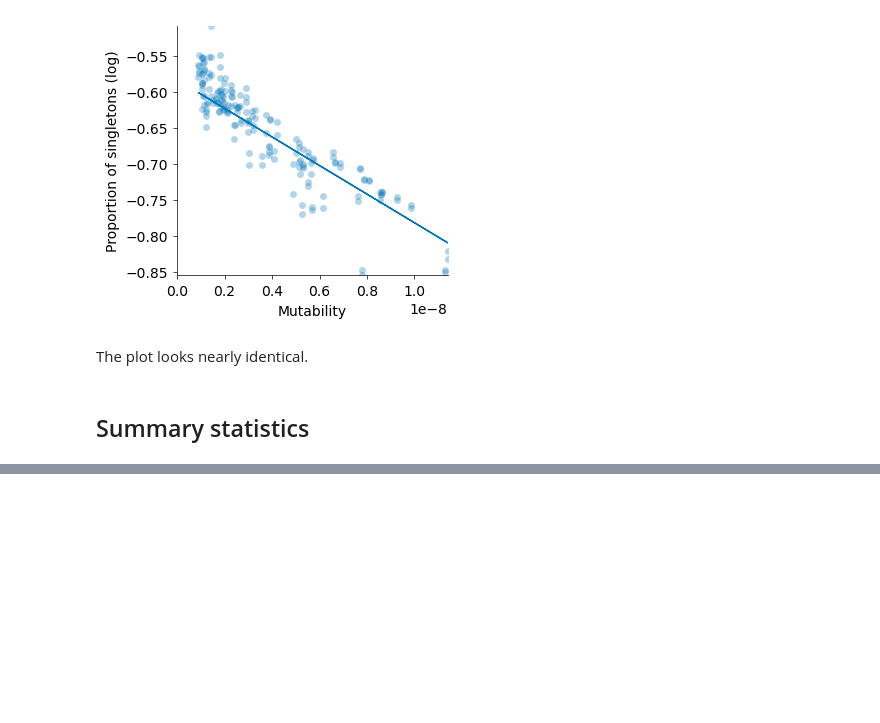
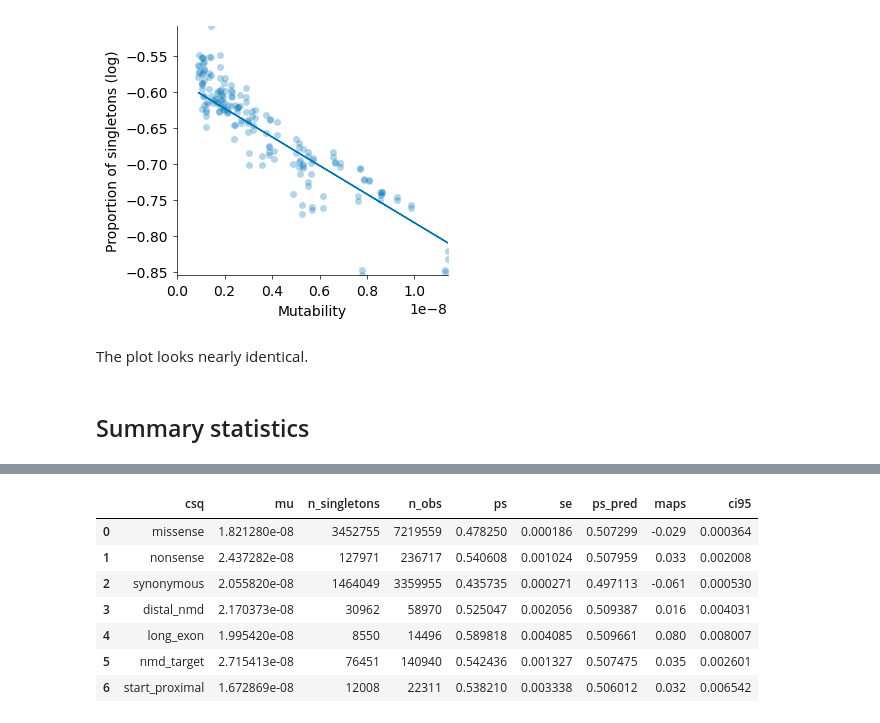
Before and after one commit to alexblakes/regional_nonsense_constraint, a Jupyter notebook: scripts_statistics/maps_calculation.ipynb, the cells around one changed output, grey strips where cells are left out. Saved outputs shown, nothing was run; the diff lists cells and outputs as text; code cells hidden in the pictures; blank space fills up the shorter version.

```diff
--- a/scripts_statistics/maps_calculation.ipynb
+++ b/scripts_statistics/maps_calculation.ipynb
@@ -214,0 +211,18 @@ df_non_cpg = pd.read_csv("../outputs/proportion_singletons_by_csq_and_region_no_
+# %%
+_all = pd.read_csv("../outputs/proportion_singletons_by_csq_and_region_cpg.tsv", sep="\t")
+non_cpg =  pd.read_csv("../outputs/proportion_singletons_by_csq_and_region_no_cpg.tsv", sep="\t")
+
+_all["se"] = np.sqrt((_all["ps"] * (1 - _all["ps"])) / _all["n_obs"])
+_all["ps_pred"] = np.exp(model.predict(sm.add_constant(non_cpg["mu"])))
+_all["maps"] = np.round((_all["ps"] - _all["ps_pred"]), 3)
+_all["ci95"] = 1.96 * _all["se"]
+_all
+# %% [output]
+|  | csq | mu | n_singletons | n_obs | ps | se | ps_pred | maps | ci95 |
+| 0 | missense | 1.821280e-08 | 3452755 | 7219559 | 0.478250 | 0.000186 | 0.507299 | -0.029 | 0.000364 |
+| 1 | nonsense | 2.437282e-08 | 127971 | 236717 | 0.540608 | 0.001024 | 0.507959 | 0.033 | 0.002008 |
+| 2 | synonymous | 2.055820e-08 | 1464049 | 3359955 | 0.435735 | 0.000271 | 0.497113 | -0.061 | 0.000530 |
+| 3 | distal_nmd | 2.170373e-08 | 30962 | 58970 | 0.525047 | 0.002056 | 0.509387 | 0.016 | 0.004031 |
+| 4 | long_exon | 1.995420e-08 | 8550 | 14496 | 0.589818 | 0.004085 | 0.509661 | 0.080 | 0.008007 |
+| 5 | nmd_target | 2.715413e-08 | 76451 | 140940 | 0.542436 | 0.001327 | 0.507475 | 0.035 | 0.002601 |
+| 6 | start_proximal | 1.672869e-08 | 12008 | 22311 | 0.538210 | 0.003338 | 0.506012 | 0.032 | 0.006542 |
```
Also changed, not shown: parts of 3 cells of this notebook.
